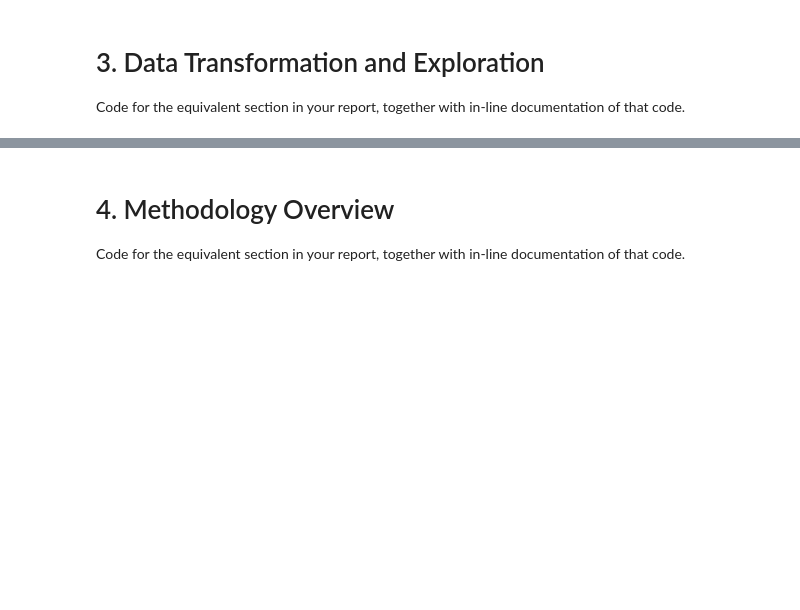
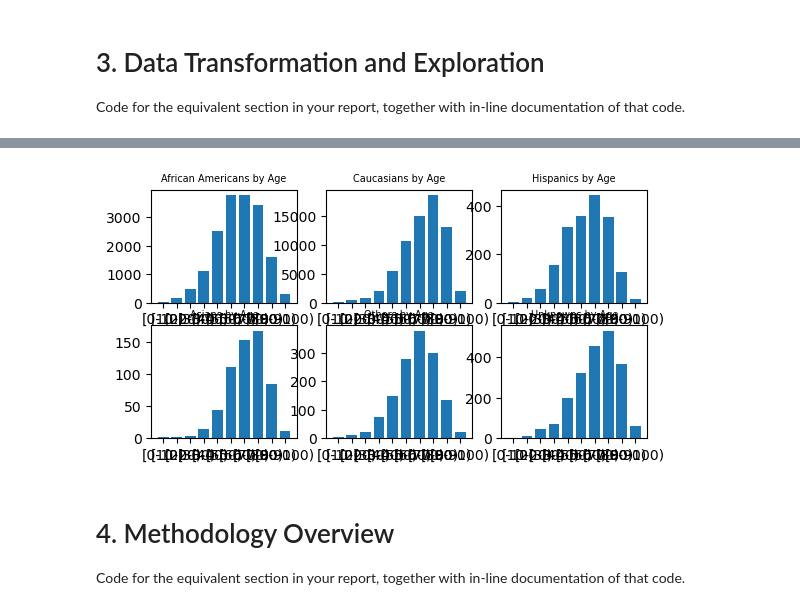
Before and after one commit to OminousSquash/BENG0095CW, a Jupyter notebook: notebook.ipynb, the cells around one changed output, grey strips where cells are left out. Saved outputs shown, nothing was run; the diff lists cells and outputs as text; code cells hidden in the pictures; blank space fills up the shorter version.

```diff
--- a/notebook.ipynb
+++ b/notebook.ipynb
@@ -71,3 +143,50 @@ that code.
+# %%
+# Grouping patients by age
+# '[10-20)' '[20-30)' '[30-40)' '[40-50)' '[50-60)' '[60-70)' '[70-80)' '[80-90)' '[90-100)' '[0-10)'
+age_brackets = ['[0-10)', '[10-20)', '[20-30)', '[30-40)', '[40-50)', '[50-60)', '[60-70)', '[70-80)', '[80-90)', '[90-100)']
+
+african_americans_by_age = [len(african_americans[african_americans['age'] == bracket]) for bracket in age_brackets]
+caucasians_by_age = [len(caucasians[caucasians['age'] == bracket]) for bracket in age_brackets]
+hispanics_by_age = [len(hispanics[hispanics['age'] == bracket]) for bracket in age_brackets]
+asians_by_age = [len(asians[asians['age'] == bracket]) for bracket in age_brackets]
+others_by_age = [len(others[others['age'] == bracket]) for bracket in age_brackets]
+unknowns_by_age = [len(unknowns[unknowns['age'] == bracket]) for bracket in age_brackets]
+
+african_american_axes = plt.subplot(3, 3, 1)
+african_american_axes.bar(age_brackets, african_americans_by_age)
+african_american_axes.set_title('African Americans by Age', fontsize = 7)
+
+
+caucasian_axes = plt.subplot(3, 3, 2)
+caucasian_axes.bar(age_brackets, caucasians_by_age)
+caucasian_axes.set_title('Caucasians by Age', fontsize = 7)
+
+
+hispanic_axes = plt.subplot(3, 3, 3)
+hispanic_axes.bar(age_brackets, hispanics_by_age)
+hispanic_axes.set_title('Hispanics by Age', fontsize = 7)
+
+
+asian_axes = plt.subplot(3, 3, 4)
+asian_axes.bar(age_brackets, asians_by_age)
+asian_axes.set_title('Asians by Age', fontsize = 7)
+
+
+other_axes = plt.subplot(3, 3, 5)
+other_axes.bar(age_brackets, others_by_age)
+other_axes.set_title('Others by Age', fontsize = 7)
+
+
+unknown_axes = plt.subplot(3, 3, 6)
+unknown_axes.bar(age_brackets, unknowns_by_age)
+unknown_axes.set_title('Unknowns by Age', fontsize = 7)
+
+
+plt.subplots_adjust(left=0.125, bottom=0.1, right=0.9, top=0.9, wspace=0.2, hspace=0.2)
+
+plt.show()
+# %% [output]
+[figure, added]
 # %% [markdown]
 # 4. Methodology Overview
 Code for the equivalent section in your report, together with in-line documentation of
```
Also changed, not shown: parts of 4 cells of this notebook.
